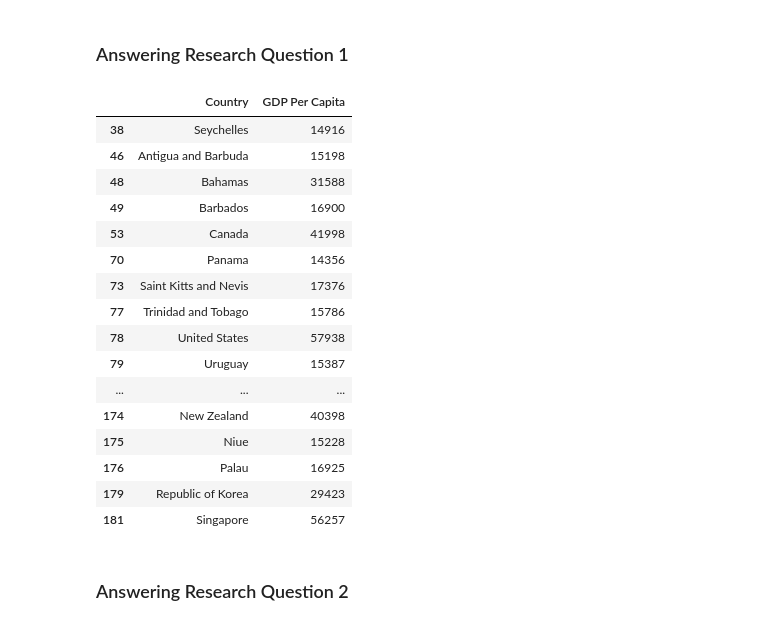
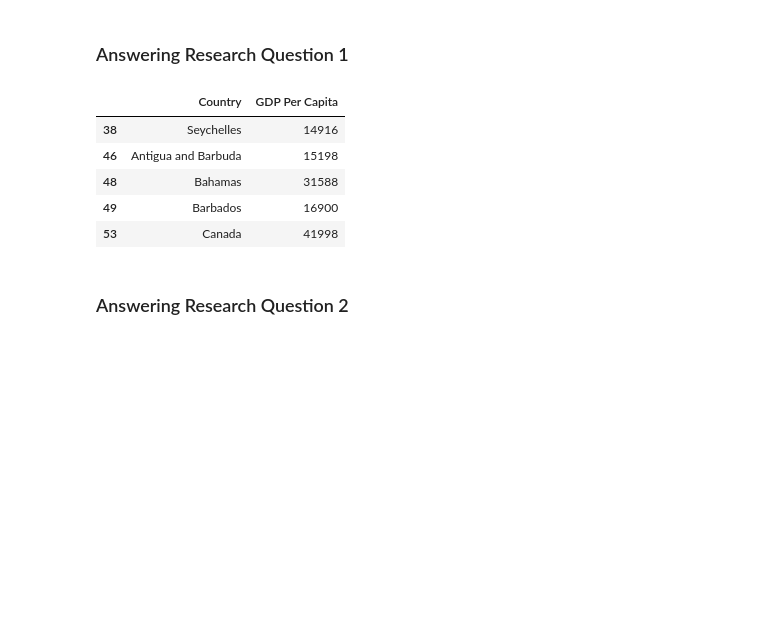
Before and after one commit to Sunil-Narayan/367FinalSunilNarayan, a Jupyter notebook: Final Project.ipynb, the cells around one changed output. Cells and saved outputs as stored; diff of their text form; code cells hidden in the pictures; blank space fills up the shorter version.

```diff
--- a/Final Project.ipynb
+++ b/Final Project.ipynb
@@ -60,27 +60,16 @@ HCT = pd.read_csv("data/Healthcare Systems.csv")
 # %%
 average = USD["2016"].mean()
 USD = USD[USD["2016"] >= average]
 USD = USD.rename(columns = {'2016':'GDP Per Capita','Countries' : 'Country'})
 GDP = USD.loc[:, ["Country", "GDP Per Capita"]]
-GDP
+GDP.head()
 # %% [output]
 |  | Country | GDP Per Capita |
 | 38 | Seychelles | 14916 |
 | 46 | Antigua and Barbuda | 15198 |
 | 48 | Bahamas | 31588 |
 | 49 | Barbados | 16900 |
 | 53 | Canada | 41998 |
-| 70 | Panama | 14356 |
-| 73 | Saint Kitts and Nevis | 17376 |
-| 77 | Trinidad and Tobago | 15786 |
-| 78 | United States | 57938 |
-| 79 | Uruguay | 15387 |
-| ... | ... | ... |
-| 174 | New Zealand | 40398 |
-| 175 | Niue | 15228 |
-| 176 | Palau | 16925 |
-| 179 | Republic of Korea | 29423 |
-| 181 | Singapore | 56257 |
 # %% [markdown]
 ### Answering Research Question 2
 # %%
```
Also changed, not shown: parts of 23 cells of this notebook, 2 other files.
